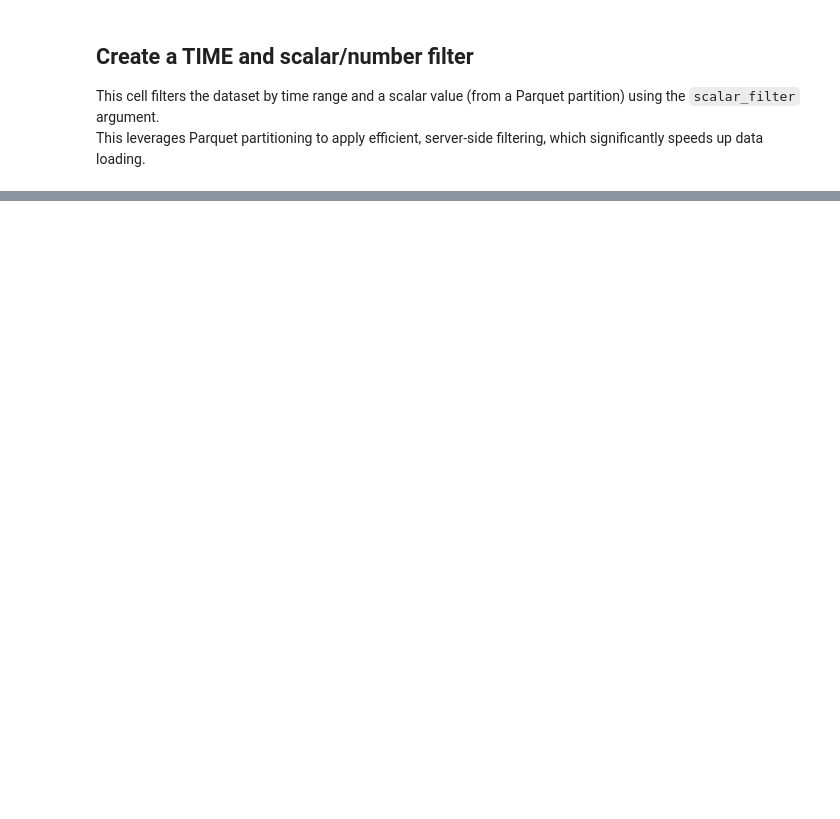
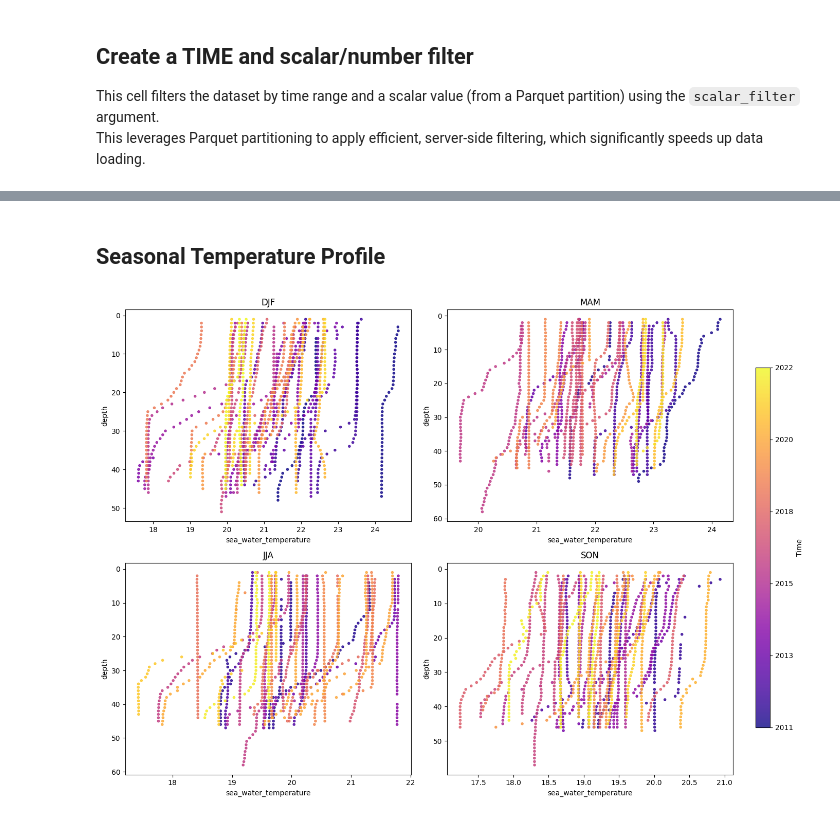
Before and after one commit to aodn/aodn_cloud_optimised, a Jupyter notebook: notebooks/vessel_nrs_ctd_profiles_delayed_qc.ipynb, the cells around one changed output, grey strips where cells are left out. Drawn from its saved outputs; the diff is of its cells as text; code cells hidden in the pictures; blank space fills up the shorter version.

```diff
--- a/notebooks/vessel_nrs_ctd_profiles_delayed_qc.ipynb
+++ b/notebooks/vessel_nrs_ctd_profiles_delayed_qc.ipynb
@@ -112,0 +178,58 @@ df.info()
+# %% [markdown]
+## Seasonal Temperature Profile
+# %%
+import matplotlib.pyplot as plt
+import matplotlib.dates as mdates
+import matplotlib.colors as mcolors
+import pandas as pd
+import numpy as np
+
+# --- Filter QC=1 data
+df_good = df[df['TEMP_quality_control'] == 1].copy()
+df_good['TIME'] = pd.to_datetime(df_good['TIME'])
+
+# --- Season mapping
+def get_season(month):
+    if month in [12,1,2]: return 'DJF'
+    elif month in [3,4,5]: return 'MAM'
+    elif month in [6,7,8]: return 'JJA'
+    else: return 'SON'
+
+df_good['SEASON'] = df_good['TIME'].dt.month.map(get_season)
+
+# --- Subplots (do NOT share y-axis)
+seasons = ['DJF','MAM','JJA','SON']
+fig, axes = plt.subplots(2,2, figsize=(14,10))
+axes = axes.flatten()
+
+# --- Time to numeric across all data
+times_num_all = mdates.date2num(df_good['TIME'])
+norm_all = mcolors.Normalize(vmin=times_num_all.min(), vmax=times_num_all.max())
+cmap = plt.get_cmap('plasma')
+
+# --- Plot each season
+for ax, season in zip(axes, seasons):
+    df_season = df_good[df_good['SEASON']==season].sort_values('TIME')
+    if df_season.empty:
+        continue
+    times_num = mdates.date2num(df_season['TIME'])
+    sc = ax.scatter(df_season['TEMP'], df_season['DEPTH'], c=times_num, cmap=cmap,
+                    norm=norm_all, marker='.', alpha=0.8)
+
+    ax.invert_yaxis()  # invert depth axis reliably
+    ax.set_title(season)
+    ax.set_xlabel(metadata['TEMP']['standard_name'])
+    ax.set_ylabel(metadata['DEPTH']['standard_name'])
+
+# --- Dedicated colourbar axis
+cbar_ax = fig.add_axes([0.92, 0.15, 0.02, 0.7])
+cbar = fig.colorbar(sc, cax=cbar_ax, label='Time')
+n_ticks = 6
+tick_locs = np.linspace(times_num_all.min(), times_num_all.max(), n_ticks)
+cbar.set_ticks(tick_locs)
+cbar.set_ticklabels([mdates.num2date(t).strftime('%Y') for t in tick_locs])
+
+plt.tight_layout(rect=[0,0,0.9,1])  # leave space for colourbar
+plt.show()
+# %% [output]
+[figure, added]
```
Also changed, not shown: parts of 17 cells of this notebook.
